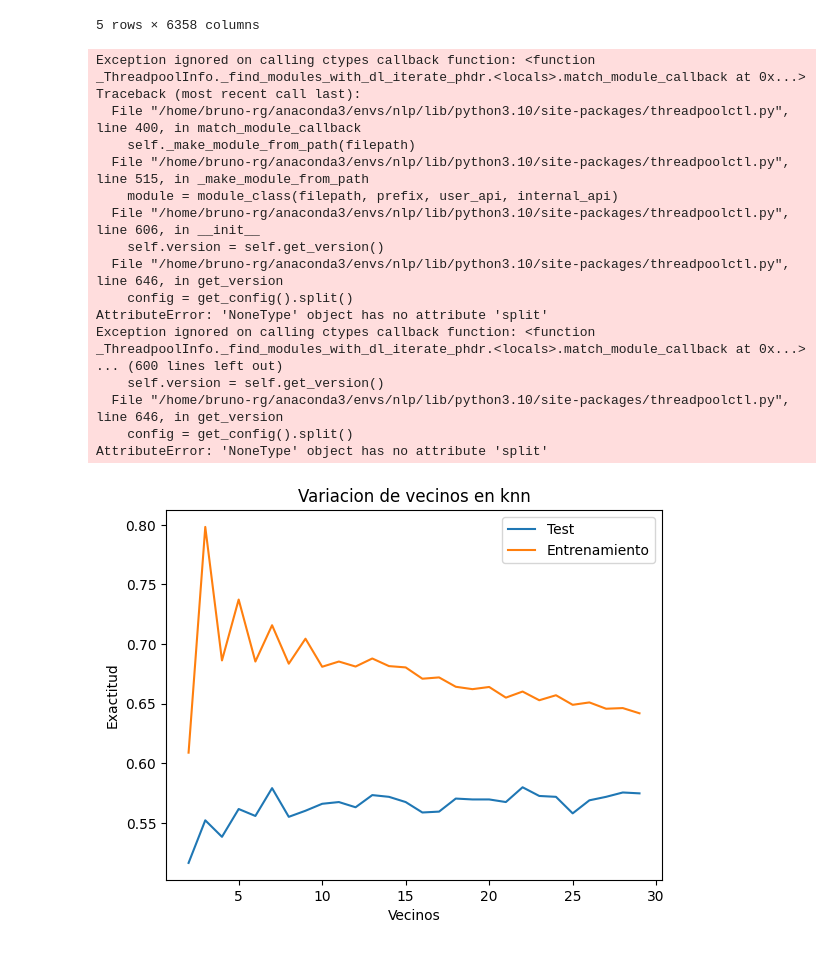
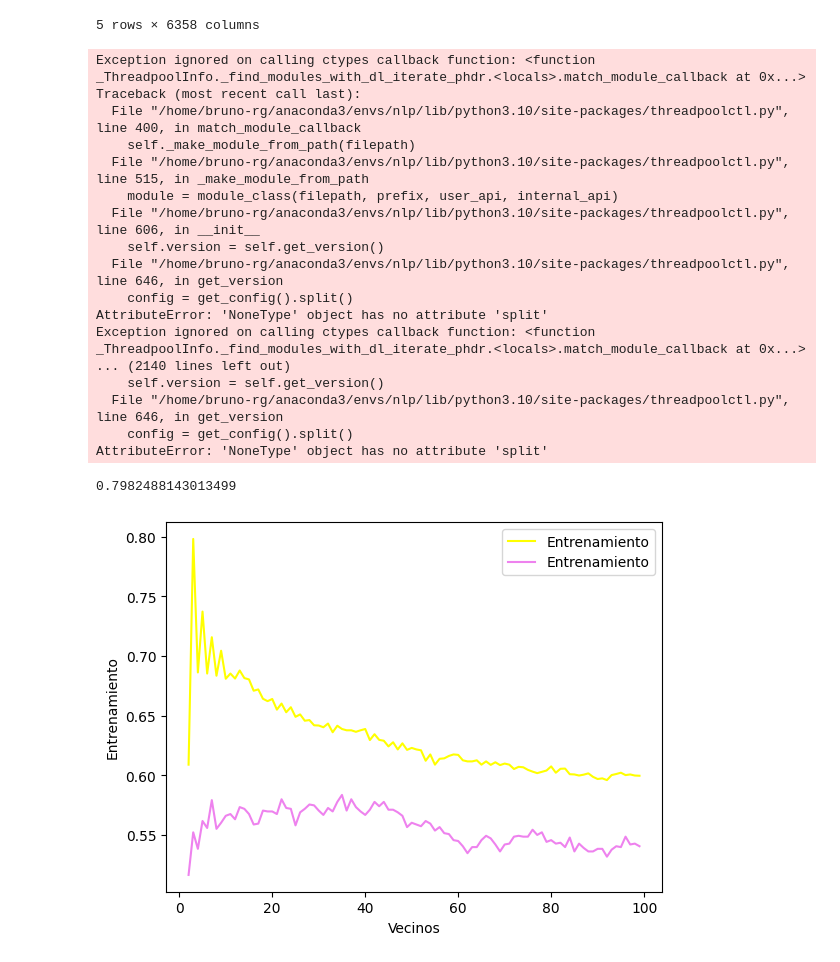
Before and after one commit to Bruno-Reyes/Depression-Clasiffier, a Jupyter notebook: 4KNN.ipynb, the cells around one changed output. Cells and saved outputs as stored; diff of their text form; code cells hidden in the pictures.

```diff
--- a/4KNN.ipynb
+++ b/4KNN.ipynb
@@ -47,40 +48,45 @@ X_test.head(5)
 # %%
 y_train = y_train.values.ravel()
 y_test = y_test.values.ravel()
 
 # Buscando el numero de K (vecinos) optimo.
-vecinos = np.arange(2,30)
+vecinos = np.arange(2,100)
 train_acuracy = np.empty(len(vecinos))
 test_acuracy = np.empty(len(vecinos))
 for i, k in enumerate(vecinos):
   knn = KNeighborsClassifier(n_neighbors=k)
   knn.fit(X_train,y_train)
   train_acuracy[i] =knn.score(X_train, y_train)
   test_acuracy[i] =knn.score(X_test, y_test)
 
-plt.title('Variacion de vecinos en knn')
-plt.plot(vecinos, test_acuracy,label="Test")
-plt.plot(vecinos,train_acuracy,label="Entrenamiento")
-plt.legend()
-plt.xlabel("Vecinos")
-plt.ylabel("Exactitud")
-plt.show()
+df_fit = pd.DataFrame()
+df_fit['Vecinos'] = vecinos
+df_fit['Entrenamiento'] = train_acuracy
+df_fit['Prueba'] = test_acuracy
+
+sns.lineplot(x="Vecinos", y="Entrenamiento", data=df_fit, color='yellow', label='Entrenamiento')
+sns.lineplot(x="Vecinos", y="Prueba", data=df_fit, color='violet', label='Entrenamiento')
+
+df_fit.to_csv('./data_processed/vecinos.csv', encoding='utf-8')
+
+print(max(train_acuracy))
 # %% [output]
 Exception ignored on calling ctypes callback function: <function _ThreadpoolInfo._find_modules_with_dl_iterate_phdr.<locals>.match_module_callback at 0x...>
 Traceback (most recent call last):
   File "/home/bruno-rg/anaconda3/envs/nlp/lib/python3.10/site-packages/threadpoolctl.py", line 400, in match_module_callback
     self._make_module_from_path(filepath)
   File "/home/bruno-rg/anaconda3/envs/nlp/lib/python3.10/site-packages/threadpoolctl.py", line 515, in _make_module_from_path
     module = module_class(filepath, prefix, user_api, internal_api)
   File "/home/bruno-rg/anaconda3/envs/nlp/lib/python3.10/site-packages/threadpoolctl.py", line 606, in __init__
     self.version = self.get_version()
   File "/home/bruno-rg/anaconda3/envs/nlp/lib/python3.10/site-packages/threadpoolctl.py", line 646, in get_version
     config = get_config().split()
 AttributeError: 'NoneType' object has no attribute 'split'
 Exception ignored on calling ctypes callback function: <function _ThreadpoolInfo._find_modules_with_dl_iterate_phdr.<locals>.match_module_callback at 0x...>
-... (600 lines left out)
+... (2140 lines left out)
     self.version = self.get_version()
   File "/home/bruno-rg/anaconda3/envs/nlp/lib/python3.10/site-packages/threadpoolctl.py", line 646, in get_version
     config = get_config().split()
 AttributeError: 'NoneType' object has no attribute 'split'
+0.7982488143013499
-[figure, old version]
+[figure, new version]
```
Also changed, not shown: parts of 2 cells of this notebook, 6 other files.
